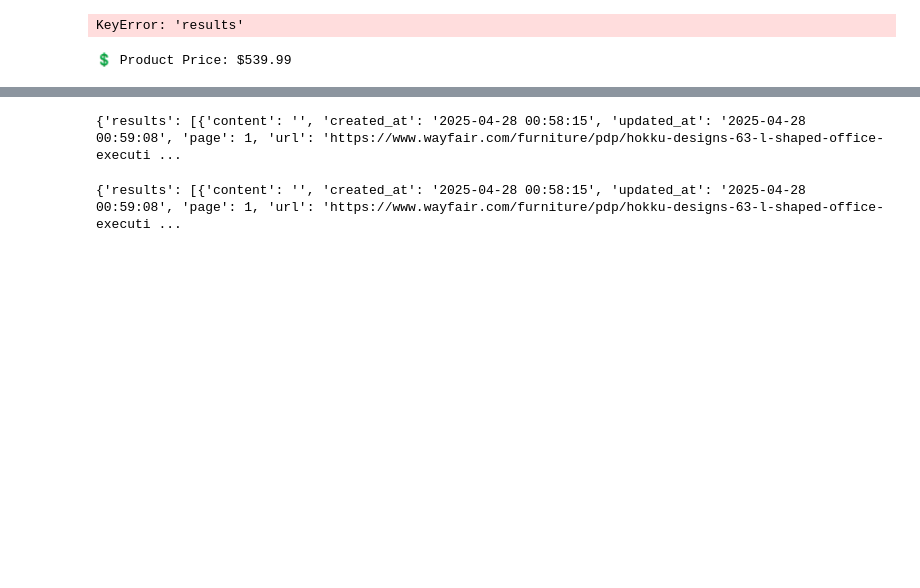
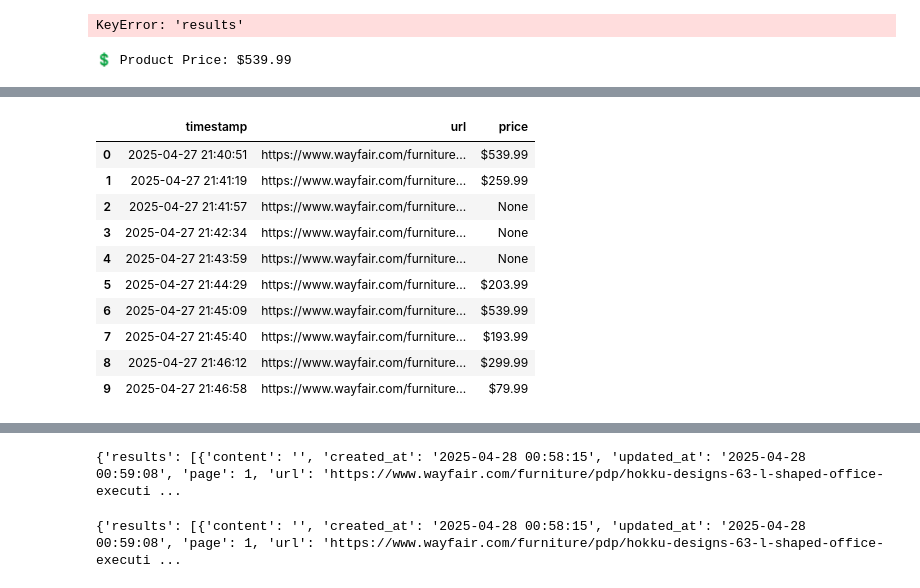
Before and after one commit to joe8606/wayfair_product_price_tracker, a Jupyter notebook: src/update_price.ipynb, the cells around one changed output, grey strips where cells are left out. Drawn from its saved outputs; the diff is of its cells as text; code cells hidden in the pictures; blank space fills up the shorter version.

```diff
--- a/src/update_price.ipynb
+++ b/src/update_price.ipynb
@@ -100,0 +206,14 @@ else:
+# %%
+final_df
+# %% [output]
+|  | timestamp | url | price |
+| 0 | 2025-04-27 21:40:51 | https://www.wayfair.com/furniture... | $539.99 |
+| 1 | 2025-04-27 21:41:19 | https://www.wayfair.com/furniture... | $259.99 |
+| 2 | 2025-04-27 21:41:57 | https://www.wayfair.com/furniture... | None |
+| 3 | 2025-04-27 21:42:34 | https://www.wayfair.com/furniture... | None |
+| 4 | 2025-04-27 21:43:59 | https://www.wayfair.com/furniture... | None |
+| 5 | 2025-04-27 21:44:29 | https://www.wayfair.com/furniture... | $203.99 |
+| 6 | 2025-04-27 21:45:09 | https://www.wayfair.com/furniture... | $539.99 |
+| 7 | 2025-04-27 21:45:40 | https://www.wayfair.com/furniture... | $193.99 |
+| 8 | 2025-04-27 21:46:12 | https://www.wayfair.com/furniture... | $299.99 |
+| 9 | 2025-04-27 21:46:58 | https://www.wayfair.com/furniture... | $79.99 |
```
Also changed, not shown: parts of 4 cells of this notebook, 1 other file.
